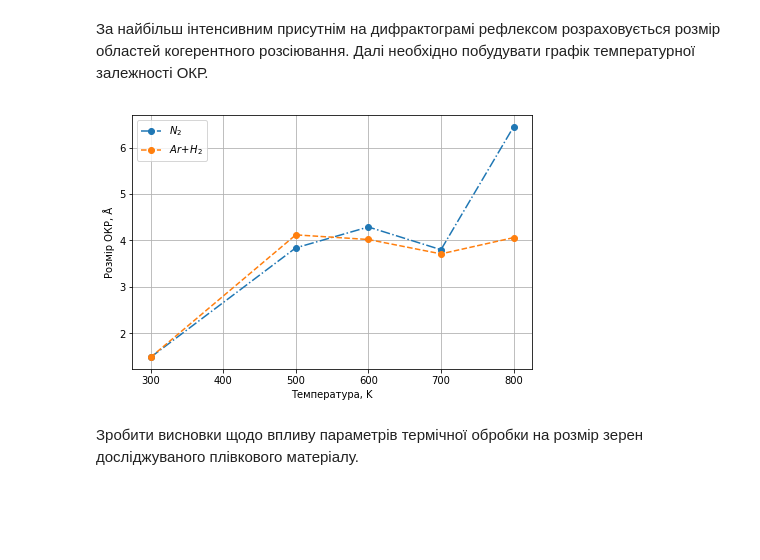
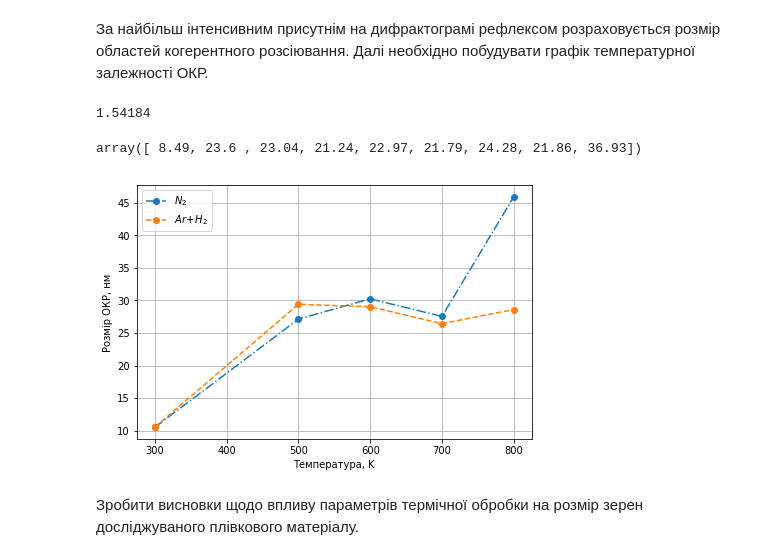
Before and after one commit to rostyq/edu_notebooks, a Jupyter notebook: scientific_work/XDPA.ipynb, the cells around one changed output. Saved outputs shown, nothing was run; the diff lists cells and outputs as text; code cells hidden in the pictures; blank space fills up the shorter version.

```diff
--- a/scientific_work/XDPA.ipynb
+++ b/scientific_work/XDPA.ipynb
@@ -176,22 +176,35 @@ N2: T = 500K
 \end{tabular}
 # %% [markdown]
 За найбільш інтенсивним присутнім на дифрактограмі рефлексом розраховується розмір областей когерентного розсіювання. Далі необхідно побудувати графік температурної залежності ОКР.
+# %%
+Lambda
+# %% [output]
+1.54184
+# %%
+theta = np.array([41.00, 41.32, 42.28, 41.24, 41.32, 41.32, 41.32, 42.28, 41.20]) * np.pi / 180 /2
+I = np.array([50.5, 356, 199, 179, 491, 337, 360, 140, 1103])
+B = np.array([1.00, 0.36, 0.37, 0.4, 0.37, 0.39, 0.35, 0.39, 0.23]) * np.pi / 180
+
+D = 0.9 * Lambda / (B * np.cos(theta))
+(D / 10).round(2)
+# %% [output]
+array([ 8.49, 23.6 , 23.04, 21.24, 22.97, 21.79, 24.28, 21.86, 36.93])
 # %%
 D_dict = {
-    'Ar+H2': np.array([1.48, 4.12, 4.02, 3.71, 4.06]),
-    'N2': np.array([1.48, 3.84, 4.29, 3.80, 6.45])
+    'Ar+H2': np.array([10.53, 29.41, 29.04, 26.43, 28.61]),
+    'N2': np.array([10.5, 27.14, 30.25, 27.55, 45.94])
 }
 Temps = np.array([300, 500, 600, 700, 800])
 plt.plot(Temps, D_dict['N2'], 'o-.', label=r'$N_2$')
 plt.plot(Temps, D_dict['Ar+H2'], 'o--', label=r'$Ar\!+\!H_2$')
 plt.legend()
-plt.ylabel(r'Розмір ОКР, Å')
+plt.ylabel(r'Розмір ОКР, нм')
 plt.xlabel(r'Температура, K')
 plt.grid()
 plt.tight_layout(0)
 plt.savefig('./report/images/d.pdf')
 # %% [output]
-[figure, old version]
+[figure, new version]
 # %% [markdown]
 Зробити висновки щодо впливу параметрів термічної обробки на розмір зерен досліджуваного плівкового матеріалу.
 # %% [markdown]
```
Also changed, not shown: parts of 3 cells of this notebook, 1 other file.
